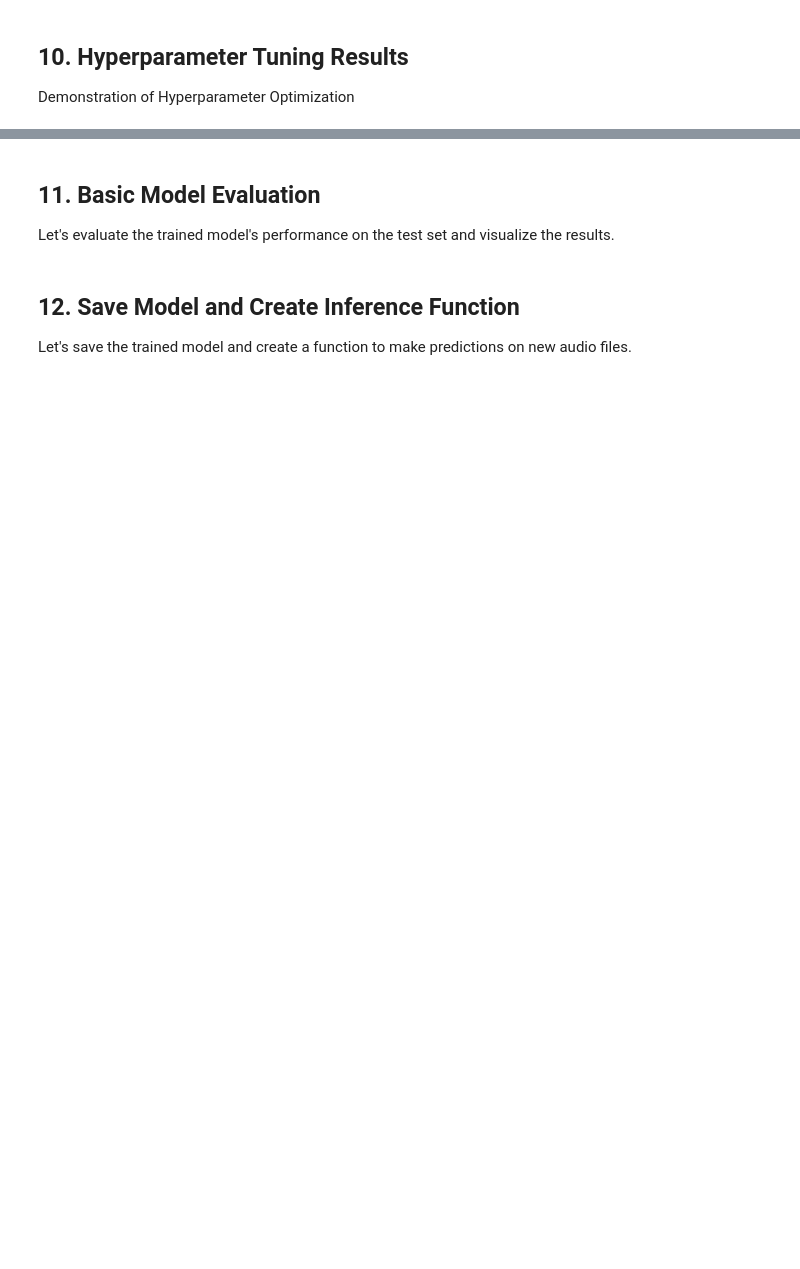
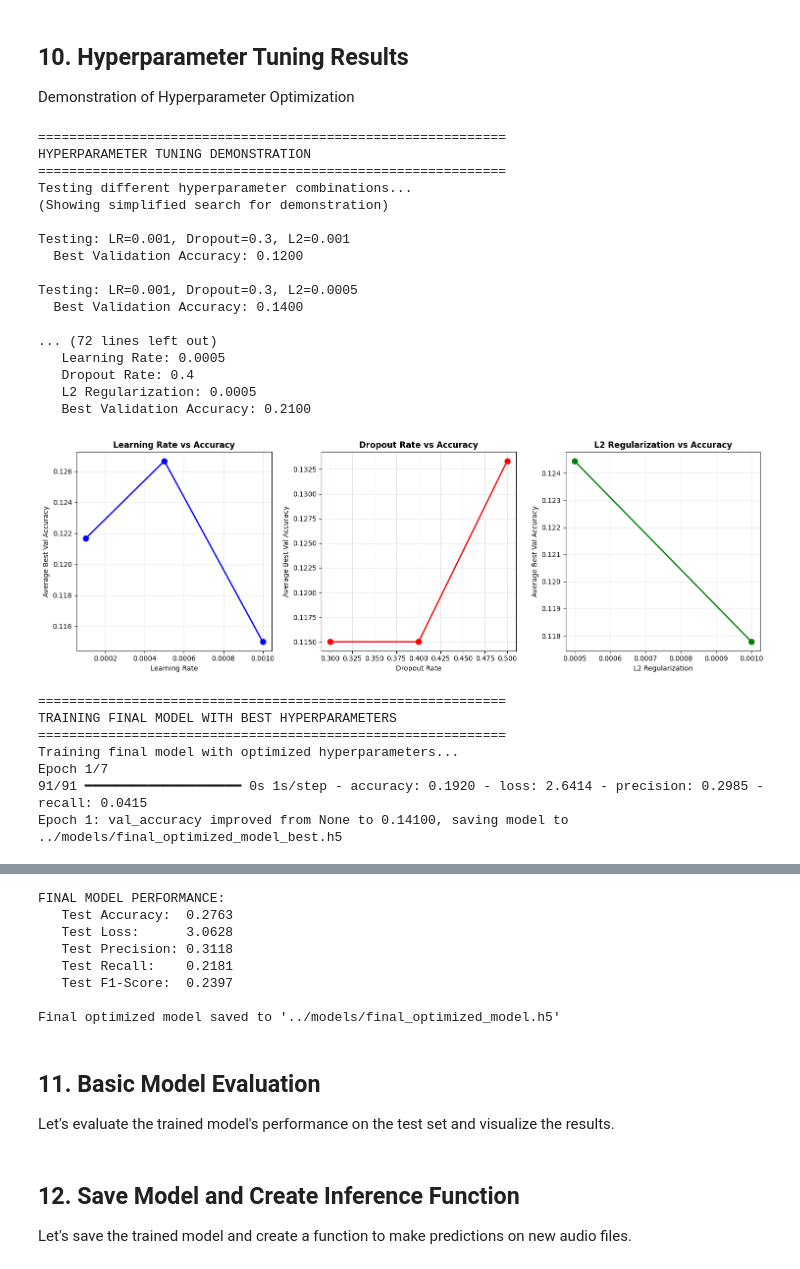
Before and after one commit to pmugabo/Summative-assignment-MLOP, a Jupyter notebook: notebook/urbansound8k_eda.ipynb, the cells around one changed output, grey strips where cells are left out. Cells and saved outputs as stored; diff of their text form; code cells hidden in the pictures; blank space fills up the shorter version.

```diff
--- a/notebook/urbansound8k_eda.ipynb
+++ b/notebook/urbansound8k_eda.ipynb
@@ -866,31 +931,57 @@ final_model.compile(
     optimizer=tf.keras.optimizers.Adam(learning_rate=best_result['Learning Rate']),
     loss='categorical_crossentropy',
     metrics=['accuracy', 'precision', 'recall']
 )
 
 print("Training final model with optimized hyperparameters...")
 final_history = final_model.fit(
     X_train, y_train,
     validation_data=(X_val, y_val),
-    epochs=30,
+    epochs=7,
     batch_size=32,
     callbacks=get_advanced_callbacks('final_optimized_model'),
     verbose=1
 )
 
 # Evaluate final model
 final_loss, final_acc, final_prec, final_rec = final_model.evaluate(X_test, y_test, verbose=0)
 final_f1 = f1_score(np.argmax(y_test, axis=1),
                    np.argmax(final_model.predict(X_test), axis=1),
                    average='weighted')
 
 print(f"\nFINAL MODEL PERFORMANCE:")
 print(f"   Test Accuracy:  {final_acc:.4f}")
 print(f"   Test Loss:      {final_loss:.4f}")
 print(f"   Test Precision: {final_prec:.4f}")
 print(f"   Test Recall:    {final_rec:.4f}")
 print(f"   Test F1-Score:  {final_f1:.4f}")
 
 # Save final optimized model
 final_model.save('../models/final_optimized_model.h5')
 print(f"\nFinal optimized model saved to '../models/final_optimized_model.h5'")
+# %% [output]
+============================================================
+HYPERPARAMETER TUNING DEMONSTRATION
+============================================================
+Testing different hyperparameter combinations...
+(Showing simplified search for demonstration)
+
+Testing: LR=0.001, Dropout=0.3, L2=0.001
+  Best Validation Accuracy: 0.1200
+
+Testing: LR=0.001, Dropout=0.3, L2=0.0005
+  Best Validation Accuracy: 0.1400
+
+... (72 lines left out)
+   Learning Rate: 0.0005
+   Dropout Rate: 0.4
+   L2 Regularization: 0.0005
+   Best Validation Accuracy: 0.2100
+[figure, added]
+============================================================
+TRAINING FINAL MODEL WITH BEST HYPERPARAMETERS
+============================================================
+Training final model with optimized hyperparameters...
+Epoch 1/7
+91/91 ━━━━━━━━━━━━━━━━━━━━ 0s 1s/step - accuracy: 0.1920 - loss: 2.6414 - precision: 0.2985 - recall: 0.0415
+Epoch 1: val_accuracy improved from None to 0.14100, saving model to ../models/final_optimized_model_best.h5
@@ -897,3 +1019,11 @@ print(f"\nFinal optimized model saved to '../models/final_optimized_model.h5'")
+FINAL MODEL PERFORMANCE:
+   Test Accuracy:  0.2763
+   Test Loss:      3.0628
+   Test Precision: 0.3118
+   Test Recall:    0.2181
+   Test F1-Score:  0.2397
+
+Final optimized model saved to '../models/final_optimized_model.h5'
 # %% [markdown]
 ## 11. Basic Model Evaluation
 
```
Also changed, not shown: parts of 18 cells of this notebook.
